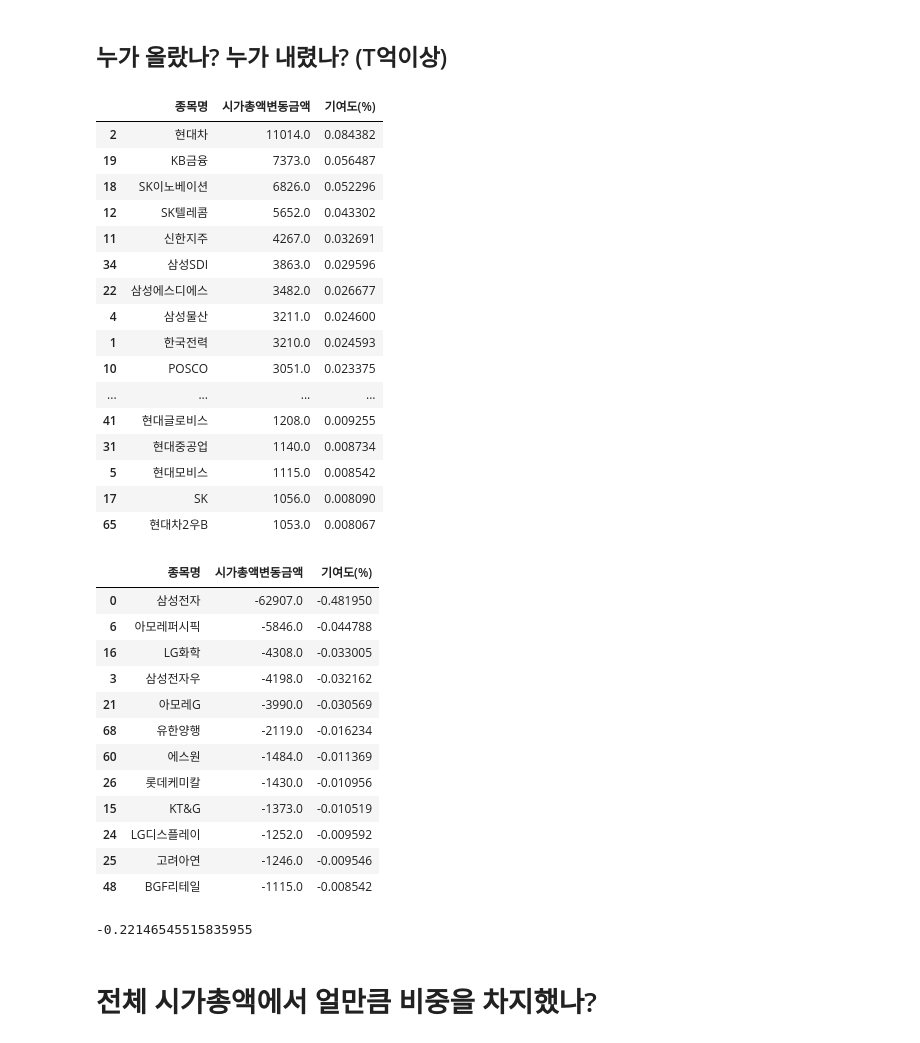
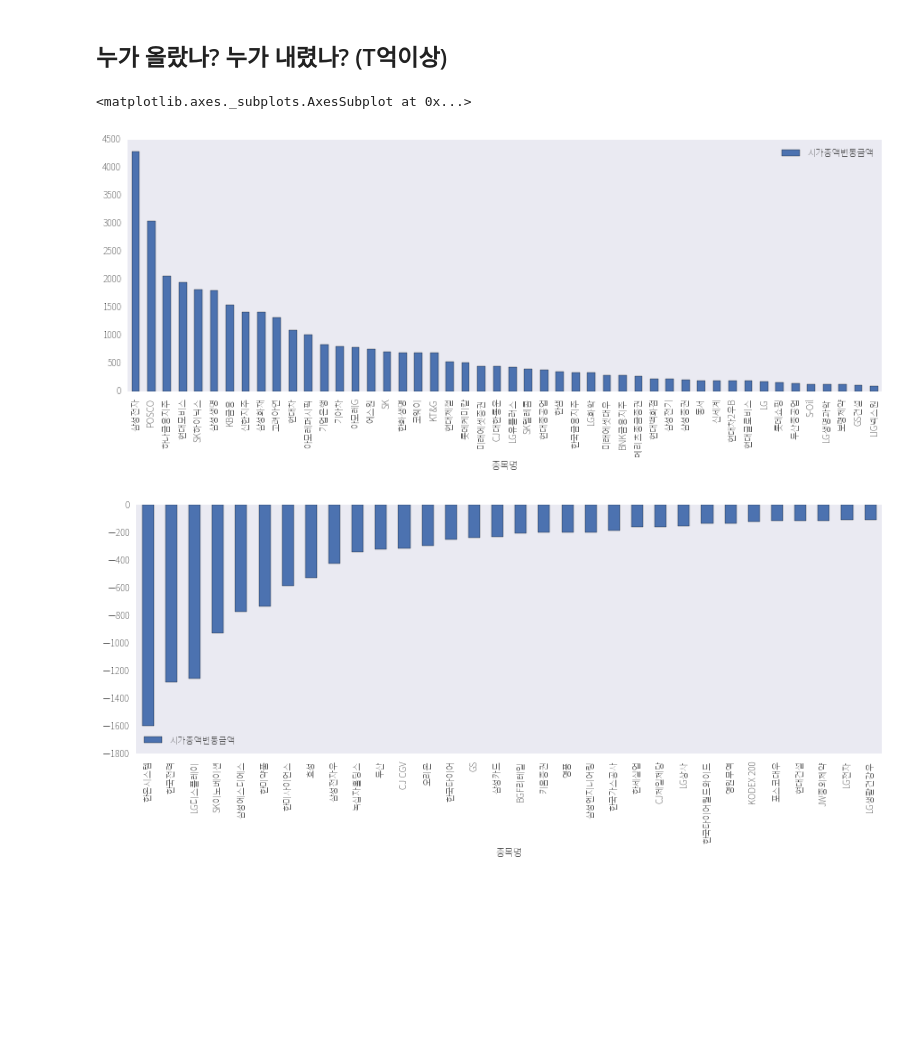
Before and after one commit to tohichoi/ecos, a Jupyter notebook: kospi_stat.ipynb, the cells around one changed output. Drawn from its saved outputs; the diff is of its cells as text; code cells hidden in the pictures; blank space fills up the shorter version.

```diff
--- a/kospi_stat.ipynb
+++ b/kospi_stat.ipynb
@@ -88,43 +118,14 @@ print '%d' % (df_up[k].sum()+df_down[k].sum())
 # %% [markdown]
 ## 누가 올랐나? 누가 내렸나? (T억이상)
 # %%
-T=1000
+T=100
 
-display(df_new[df_new[k] >= T].sort_values(k, ascending=False))
-display(df_new[df_new[k] <= -T].sort_values(k, ascending=True))
+df_new_up=df_new[df_new[k] >= T].sort_values(k, ascending=False)
+df_new_down=df_new[df_new[k] <= -T].sort_values(k, ascending=True)
 
-df_new['기여도(%)'].sum()
+df_new_up.plot(x='종목명', y='시가총액변동금액', kind='bar', figsize=(15, 5))
+df_new_down.plot(x='종목명', y='시가총액변동금액', kind='bar', figsize=(15, 5))
 # %% [output]
-|  | 종목명 | 시가총액변동금액 | 기여도(%) |
-| 2 | 현대차 | 11014.0 | 0.084382 |
-| 19 | KB금융 | 7373.0 | 0.056487 |
-| 18 | SK이노베이션 | 6826.0 | 0.052296 |
-| 12 | SK텔레콤 | 5652.0 | 0.043302 |
-| 11 | 신한지주 | 4267.0 | 0.032691 |
-| 34 | 삼성SDI | 3863.0 | 0.029596 |
-| 22 | 삼성에스디에스 | 3482.0 | 0.026677 |
-| 4 | 삼성물산 | 3211.0 | 0.024600 |
-| 1 | 한국전력 | 3210.0 | 0.024593 |
-| 10 | POSCO | 3051.0 | 0.023375 |
-| ... | ... | ... | ... |
-| 41 | 현대글로비스 | 1208.0 | 0.009255 |
-| 31 | 현대중공업 | 1140.0 | 0.008734 |
-| 5 | 현대모비스 | 1115.0 | 0.008542 |
-| 17 | SK | 1056.0 | 0.008090 |
-| 65 | 현대차2우B | 1053.0 | 0.008067 |
-|  | 종목명 | 시가총액변동금액 | 기여도(%) |
-| 0 | 삼성전자 | -62907.0 | -0.481950 |
-| 6 | 아모레퍼시픽 | -5846.0 | -0.044788 |
-| 16 | LG화학 | -4308.0 | -0.033005 |
-| 3 | 삼성전자우 | -4198.0 | -0.032162 |
-| 21 | 아모레G | -3990.0 | -0.030569 |
-| 68 | 유한양행 | -2119.0 | -0.016234 |
-| 60 | 에스원 | -1484.0 | -0.011369 |
-| 26 | 롯데케미칼 | -1430.0 | -0.010956 |
-| 15 | KT&G | -1373.0 | -0.010519 |
-| 24 | LG디스플레이 | -1252.0 | -0.009592 |
-| 25 | 고려아연 | -1246.0 | -0.009546 |
-| 48 | BGF리테일 | -1115.0 | -0.008542 |
--0.22146545515835955
+<matplotlib.axes._subplots.AxesSubplot at 0x...>
+[figure, added]
+[figure, added]
-# %% [markdown]
-# 전체 시가총액에서 얼만큼 비중을 차지했나?
```
Also changed, not shown: parts of 15 cells of this notebook, 5 other files.
